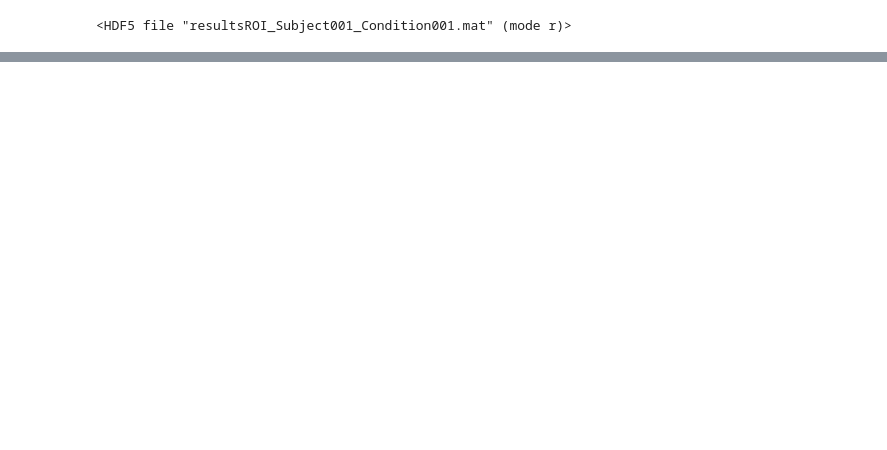
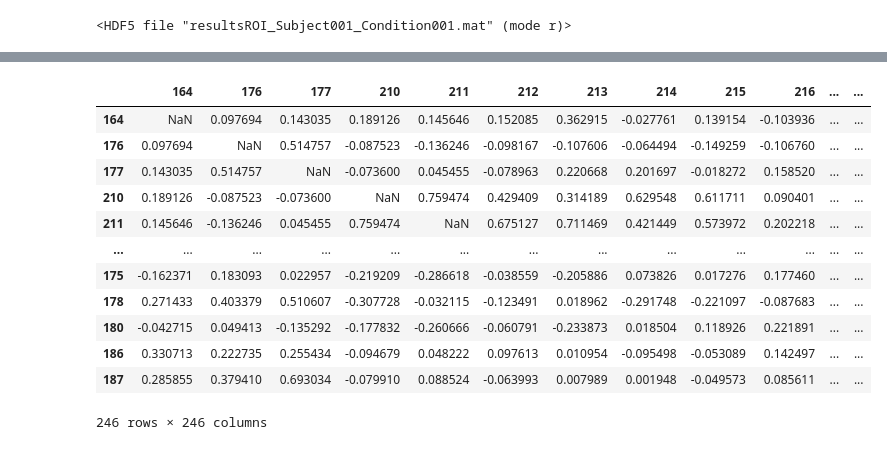
Before and after one commit to JanaGauss/Connectome, a Jupyter notebook: notebooks/Preprocessing - Network Aggregation.ipynb, the cells around one changed output, grey strips where cells are left out. Cells and saved outputs as stored; diff of their text form; code cells hidden in the pictures; blank space fills up the shorter version.

```diff
--- a/notebooks/Preprocessing - Network Aggregation.ipynb
+++ b/notebooks/Preprocessing - Network Aggregation.ipynb
@@ -98,0 +103,2 @@ q = [int(x) -1 for x in lab_to_yeo7.keys() if lab_to_yeo7[x]=='6']
+# %%
+test = list(dict(sorted(lab_to_yeo7.items(), key=lambda item: item[1])).keys())
@@ -98,0 +228,20 @@ q = [int(x) -1 for x in lab_to_yeo7.keys() if lab_to_yeo7[x]=='6']
+# %%
+sorted_keys = list(dict(sorted(lab_to_yeo7.items(), key=lambda item: item[1])).keys())
+sorted_keys_int = list(map(int, sorted_keys))
+order = [x-1 for x in sorted_keys_int]
+# %%
+test.reindex(index = order, columns = order)
+# %% [output]
+|  | 164 | 176 | 177 | 210 | 211 | 212 | 213 | 214 | 215 | 216 | ... | ... |
+| 164 | NaN | 0.097694 | 0.143035 | 0.189126 | 0.145646 | 0.152085 | 0.362915 | -0.027761 | 0.139154 | -0.103936 | ... | ... |
+| 176 | 0.097694 | NaN | 0.514757 | -0.087523 | -0.136246 | -0.098167 | -0.107606 | -0.064494 | -0.149259 | -0.106760 | ... | ... |
+| 177 | 0.143035 | 0.514757 | NaN | -0.073600 | 0.045455 | -0.078963 | 0.220668 | 0.201697 | -0.018272 | 0.158520 | ... | ... |
+| 210 | 0.189126 | -0.087523 | -0.073600 | NaN | 0.759474 | 0.429409 | 0.314189 | 0.629548 | 0.611711 | 0.090401 | ... | ... |
+| 211 | 0.145646 | -0.136246 | 0.045455 | 0.759474 | NaN | 0.675127 | 0.711469 | 0.421449 | 0.573972 | 0.202218 | ... | ... |
+| ... | ... | ... | ... | ... | ... | ... | ... | ... | ... | ... | ... | ... |
+| 175 | -0.162371 | 0.183093 | 0.022957 | -0.219209 | -0.286618 | -0.038559 | -0.205886 | 0.073826 | 0.017276 | 0.177460 | ... | ... |
+| 178 | 0.271433 | 0.403379 | 0.510607 | -0.307728 | -0.032115 | -0.123491 | 0.018962 | -0.291748 | -0.221097 | -0.087683 | ... | ... |
+| 180 | -0.042715 | 0.049413 | -0.135292 | -0.177832 | -0.260666 | -0.060791 | -0.233873 | 0.018504 | 0.118926 | 0.221891 | ... | ... |
+| 186 | 0.330713 | 0.222735 | 0.255434 | -0.094679 | 0.048222 | 0.097613 | 0.010954 | -0.095498 | -0.053089 | 0.142497 | ... | ... |
+| 187 | 0.285855 | 0.379410 | 0.693034 | -0.079910 | 0.088524 | -0.063993 | 0.007989 | 0.001948 | -0.049573 | 0.085611 | ... | ... |
+246 rows × 246 columns
```
Also changed, not shown: parts of 7 cells of this notebook, 1 other file.
